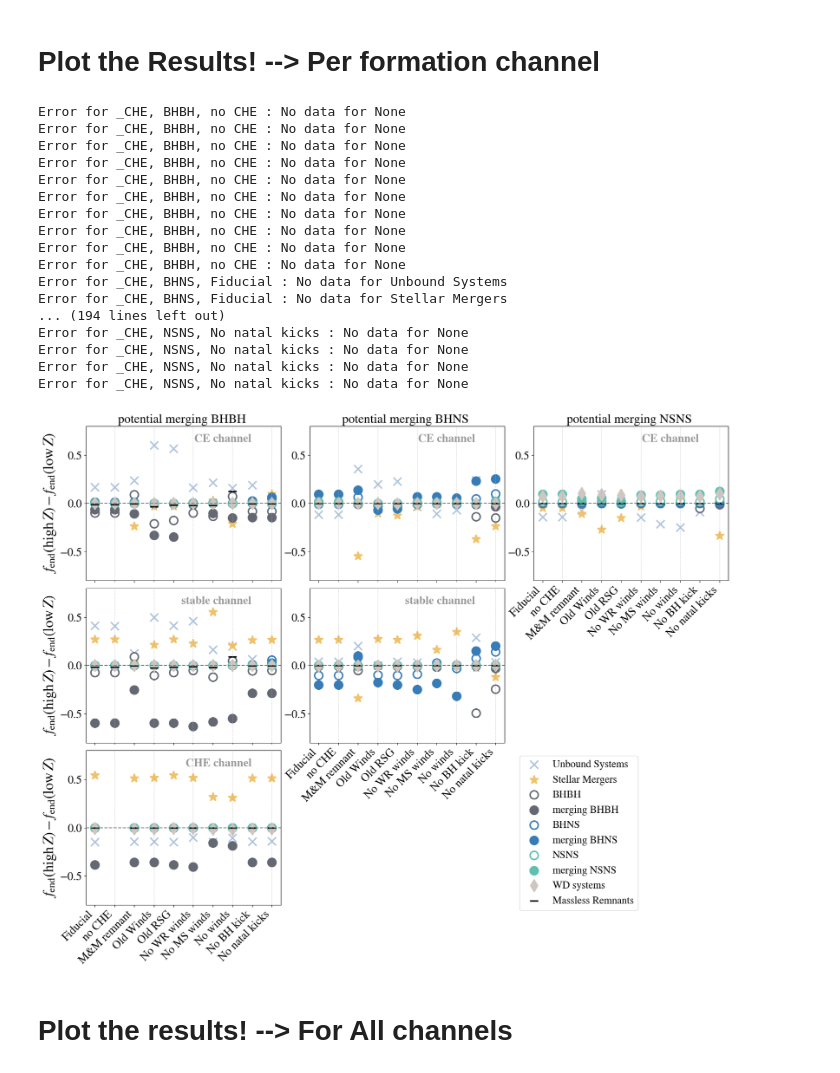
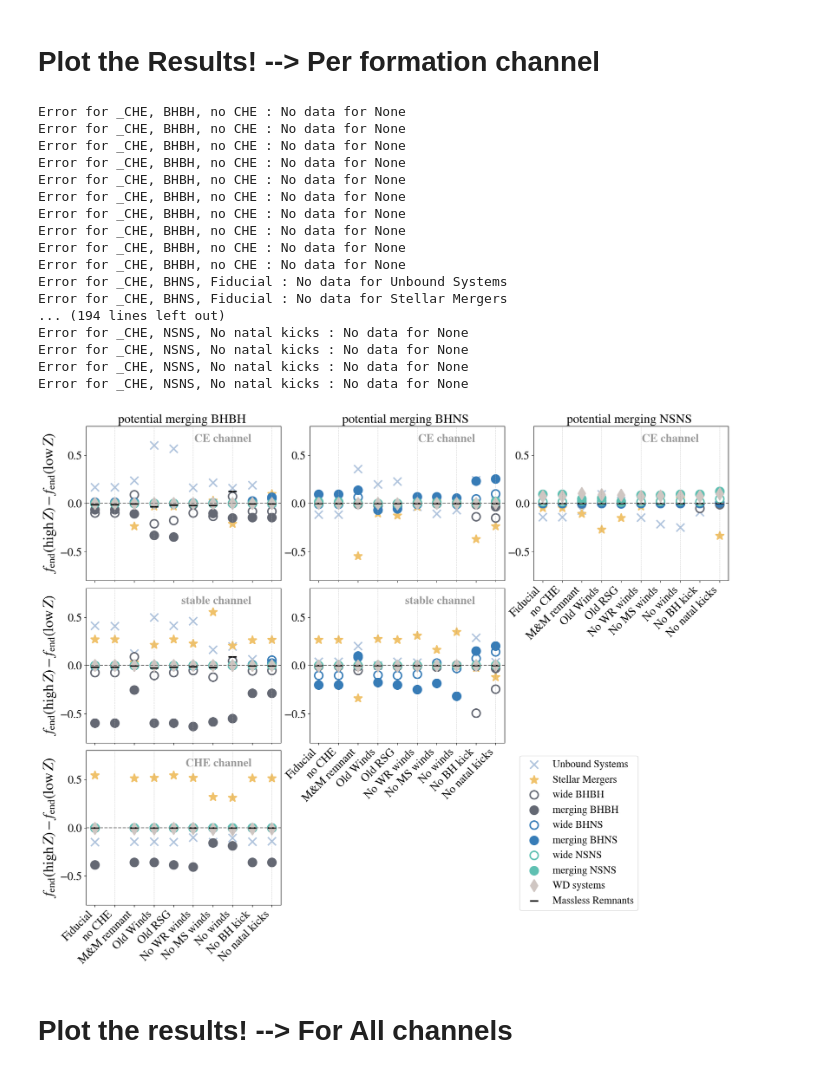
Before and after one commit to LiekeVanSon/ZdependentFormEff, a Jupyter notebook: code/Fig5_Summary_endpoint_variations.ipynb, the cells around one changed output. Cells and saved outputs as stored; diff of their text form; code cells hidden in the pictures.

```diff
--- a/code/Fig5_Summary_endpoint_variations.ipynb
+++ b/code/Fig5_Summary_endpoint_variations.ipynb
@@ -421,11 +428,11 @@ for j, channel_key in enumerate(channel_keys):
             endpoint_dict = {
                 'Unbound Systems': {'data': N_unbound, 'edgecolor': '#b0c4dd', 'color': '#b0c4dd', 'marker': 'x'},
                 'Stellar Mergers': {'data': N_mergers, 'edgecolor': '#F0C26B', 'color': '#F0C26B', 'marker': '*'},
-                'BHBH': {'data': N_BBH, 'edgecolor': '#646873', 'color': 'white', 'marker': 'o'},
+                'wide BHBH': {'data': N_BBH, 'edgecolor': '#646873', 'color': 'white', 'marker': 'o'},
                 'merging BHBH': {'data': N_mergingBBH, 'edgecolor': '#646873', 'color': '#646873', 'marker': 'o'},
-                'BHNS': {'data': N_BHNS, 'edgecolor': '#377CB7', 'color': 'white', 'marker': 'o'},
+                'wide BHNS': {'data': N_BHNS, 'edgecolor': '#377CB7', 'color': 'white', 'marker': 'o'},
                 'merging BHNS': {'data': N_mergingBHNS, 'edgecolor': '#377CB7', 'color': '#377CB7', 'marker': 'o'},
-                'NSNS': {'data': N_NSNS, 'edgecolor': '#5FC0B2', 'color': 'white', 'marker': 'o'},
+                'wide NSNS': {'data': N_NSNS, 'edgecolor': '#5FC0B2', 'color': 'white', 'marker': 'o'},
                 'merging NSNS': {'data': N_mergingNSNS, 'edgecolor': '#5FC0B2', 'color': '#5FC0B2', 'marker': 'o'},
                 'WD systems': {'data': N_WD, 'edgecolor': '#cfc6c2', 'color': '#cfc6c2', 'marker': 'd'},
                 'Massless Remnants': {'data': N_massless_rem, 'edgecolor': '#000000', 'color': '#000000', 'marker': '_'}
@@ -484,34 +491,34 @@ for ax in X_label_axes:
     for s in range(len(filtered_simulations)):
         if s % 2 != 0:
             ax.axvline(s, color='gray', linestyle='--', alpha=0.5, lw = 0.5)
 
 axes[1][1].legend(bbox_to_anchor=(1.05, -0.05), loc='upper left', fontsize = 18, ncols = 1)
 
 # Adjust the space between subplots
 plt.subplots_adjust(wspace=0.15, hspace = 0.05)
 
 plt.savefig(f'../plots/{compas_v}/Summary_end_of_evol_per_channel.pdf', bbox_inches='tight')
 
 plt.show()
 # %% [output]
 Error for _CHE, BHBH, no CHE : No data for None
 Error for _CHE, BHBH, no CHE : No data for None
 Error for _CHE, BHBH, no CHE : No data for None
 Error for _CHE, BHBH, no CHE : No data for None
 Error for _CHE, BHBH, no CHE : No data for None
 Error for _CHE, BHBH, no CHE : No data for None
 Error for _CHE, BHBH, no CHE : No data for None
 Error for _CHE, BHBH, no CHE : No data for None
 Error for _CHE, BHBH, no CHE : No data for None
 Error for _CHE, BHBH, no CHE : No data for None
 Error for _CHE, BHNS, Fiducial : No data for Unbound Systems
 Error for _CHE, BHNS, Fiducial : No data for Stellar Mergers
 ... (194 lines left out)
 Error for _CHE, NSNS, No natal kicks : No data for None
 Error for _CHE, NSNS, No natal kicks : No data for None
 Error for _CHE, NSNS, No natal kicks : No data for None
 Error for _CHE, NSNS, No natal kicks : No data for None
-[figure, old version]
+[figure, new version]
 # %% [markdown]
 # Plot the results! -->  For All channels
 # %%
```
Also changed, not shown: parts of 1 cell of this notebook, 13 other files.
